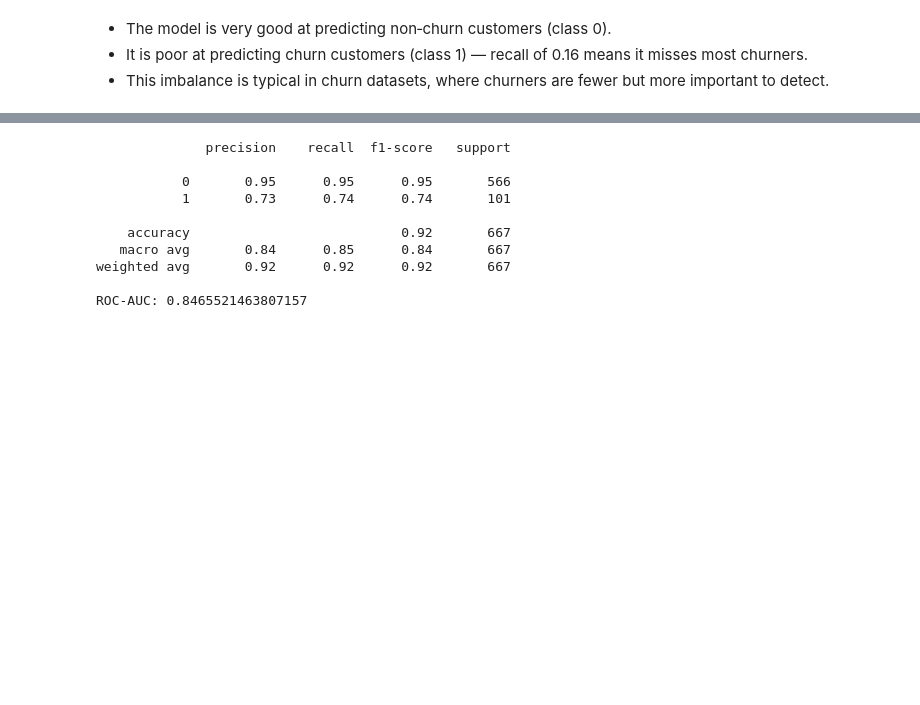
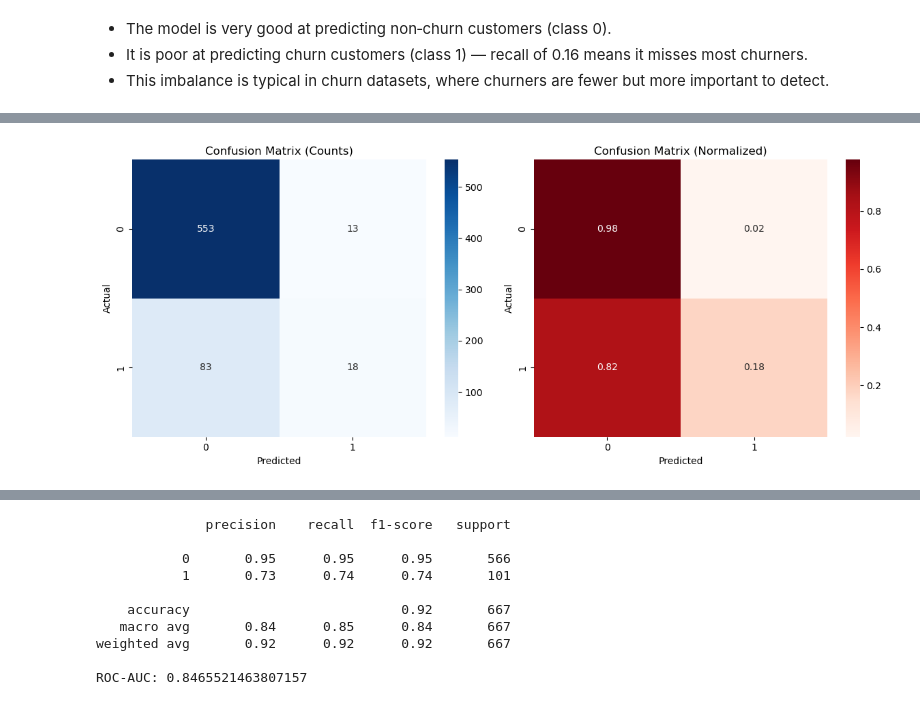
Before and after one commit to Shan001-coder/phase3_proje, a Jupyter notebook: index.ipynb, the cells around one changed output, grey strips where cells are left out. Drawn from its saved outputs; the diff is of its cells as text; code cells hidden in the pictures; blank space fills up the shorter version.

```diff
--- a/index.ipynb
+++ b/index.ipynb
@@ -398,0 +424,37 @@ plt.show()
+# %%
+# Side-by-Side Confusion Matrix for Optimized Logistic Regression
+import matplotlib.pyplot as plt
+import seaborn as sns
+import numpy as np
+from sklearn.metrics import confusion_matrix
+
+# Predict using optimized model
+y_pred_best = best_lr.predict(X_test)
+
+# Compute confusion matrix (raw counts)
+cm = confusion_matrix(y_test, y_pred_best)
+
+# Normalize by row (true labels)
+cm_normalized = cm.astype('float') / cm.sum(axis=1)[:, np.newaxis]
+
+# Plot side-by-side heatmaps
+fig, axes = plt.subplots(1, 2, figsize=(12,5))
+
+# Raw counts heatmap
+sns.heatmap(cm, annot=True, fmt='d', cmap='Blues',
+            xticklabels=[0,1], yticklabels=[0,1], ax=axes[0])
+axes[0].set_title('Confusion Matrix (Counts)')
+axes[0].set_xlabel('Predicted')
+axes[0].set_ylabel('Actual')
+
+# Normalized heatmap
+sns.heatmap(cm_normalized, annot=True, fmt='.2f', cmap='Reds',
+            xticklabels=[0,1], yticklabels=[0,1], ax=axes[1])
+axes[1].set_title('Confusion Matrix (Normalized)')
+axes[1].set_xlabel('Predicted')
+axes[1].set_ylabel('Actual')
+
+plt.tight_layout()
+plt.show()
+# %% [output]
+[figure, added]
```
Also changed, not shown: parts of 33 cells of this notebook.
